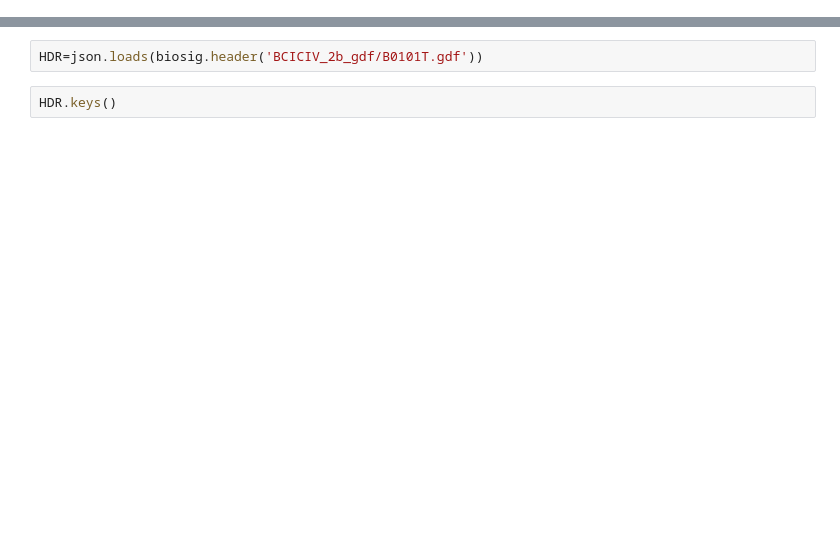
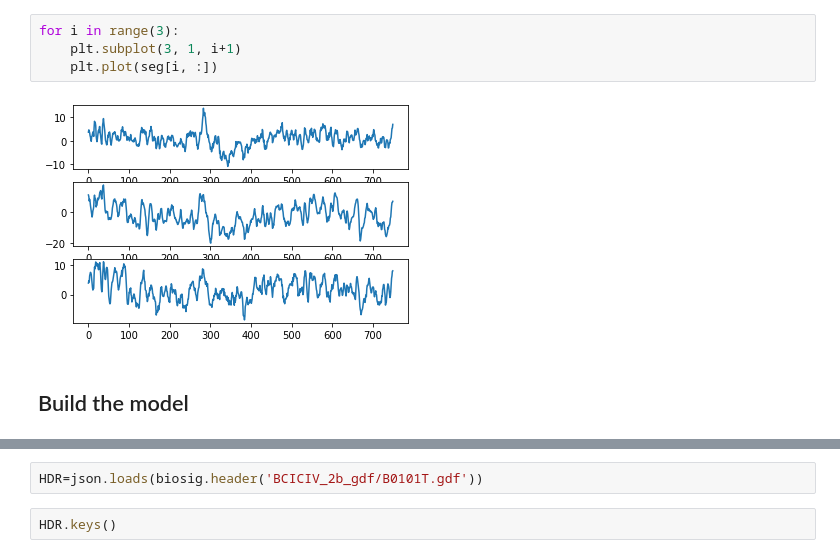
Before and after one commit to xuanyuw/LSTM_EEG_Classification, a Jupyter notebook: LSTM_EEG_Classification.ipynb, the cells around one changed output, grey strips where cells are left out. Drawn from its saved outputs; the diff is of its cells as text; blank space fills up the shorter version.

```diff
--- a/LSTM_EEG_Classification.ipynb
+++ b/LSTM_EEG_Classification.ipynb
@@ -0,0 +193,8 @@
+# %%
+for i in range(3):
+    plt.subplot(3, 1, i+1)
+    plt.plot(seg[i, :])
+# %% [output]
+[figure, added]
+# %% [markdown]
+## Build the model
```
Also changed, not shown: parts of 62 cells of this notebook.
